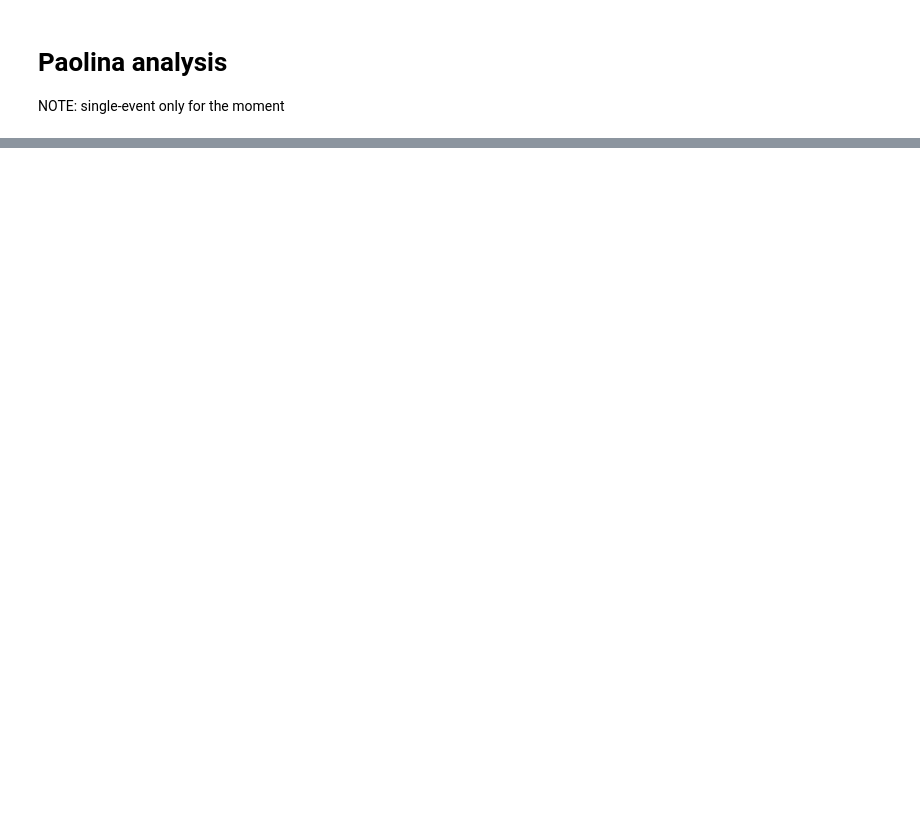
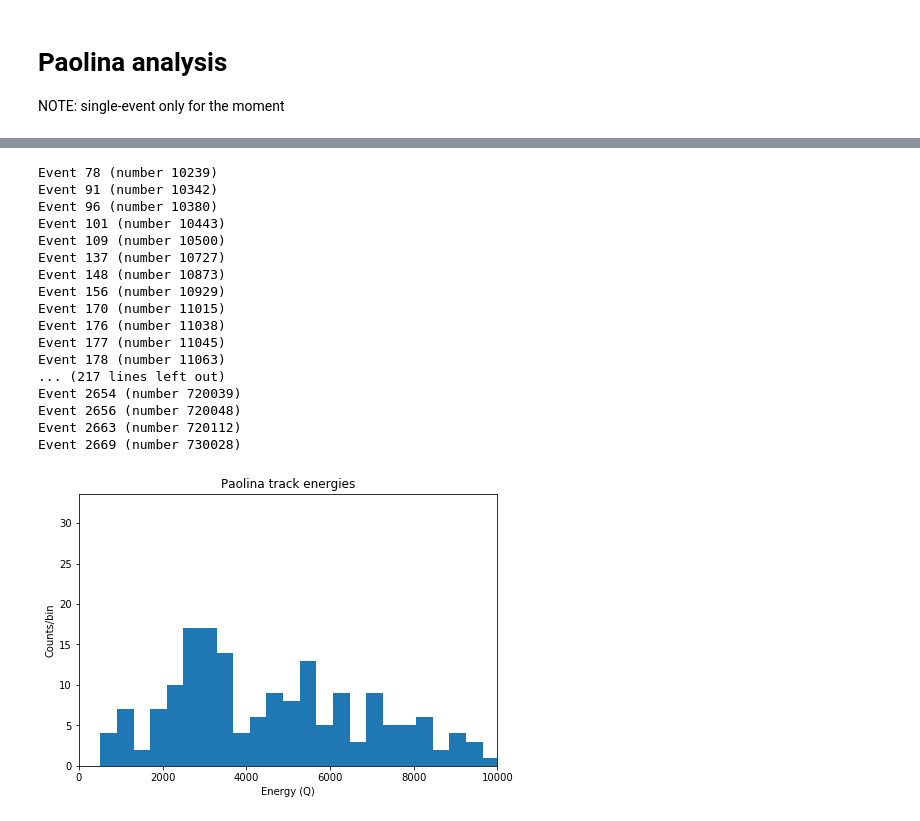
Before and after one commit to paolafer/ICARO, a Jupyter notebook: invisible_cities/utils/paolina_test.ipynb, the cells around one changed output, grey strips where cells are left out. Cells and saved outputs as stored; diff of their text form; code cells hidden in the pictures; blank space fills up the shorter version.

```diff
--- a/invisible_cities/utils/paolina_test.ipynb
+++ b/invisible_cities/utils/paolina_test.ipynb
@@ -625,0 +768,37 @@ cbp1.set_label('Energy (Q)')
+# %%
+fig = plt.figure(1)
+fig.set_figheight(5.0)
+fig.set_figwidth(7.5)
+
+ax1 = fig.add_subplot(111);
+plt.hist(trk_energies,bins=200)
+ax1.set_title("Paolina track energies")
+ax1.set_xlabel("Energy (Q)")
+ax1.set_ylabel("Counts/bin")
+ax1.set_xlim([0,10000])
+#ax2.set_yscale("log")
+
+nn = 0
+for ee,te in zip(evtnum_hitc,trk_energies):
+    if(400 < te < 20000):
+        print("Event {0} (number {1})".format(nn,ee))
+    nn += 1
+# %% [output]
+Event 78 (number 10239)
+Event 91 (number 10342)
+Event 96 (number 10380)
+Event 101 (number 10443)
+Event 109 (number 10500)
+Event 137 (number 10727)
+Event 148 (number 10873)
+Event 156 (number 10929)
+Event 170 (number 11015)
+Event 176 (number 11038)
+Event 177 (number 11045)
+Event 178 (number 11063)
+... (217 lines left out)
+Event 2654 (number 720039)
+Event 2656 (number 720048)
+Event 2663 (number 720112)
+Event 2669 (number 730028)
+[figure, added]
```
Also changed, not shown: parts of 14 cells of this notebook.
